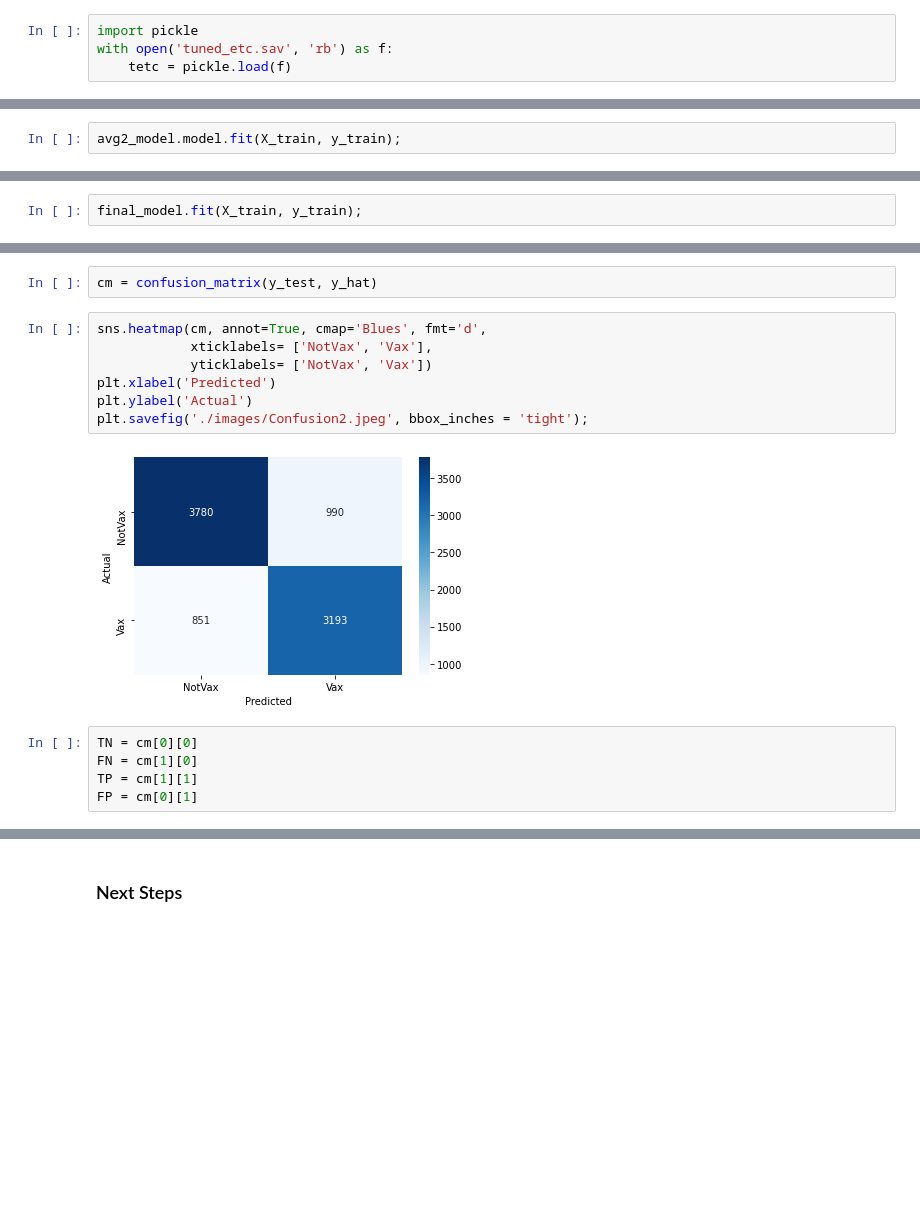
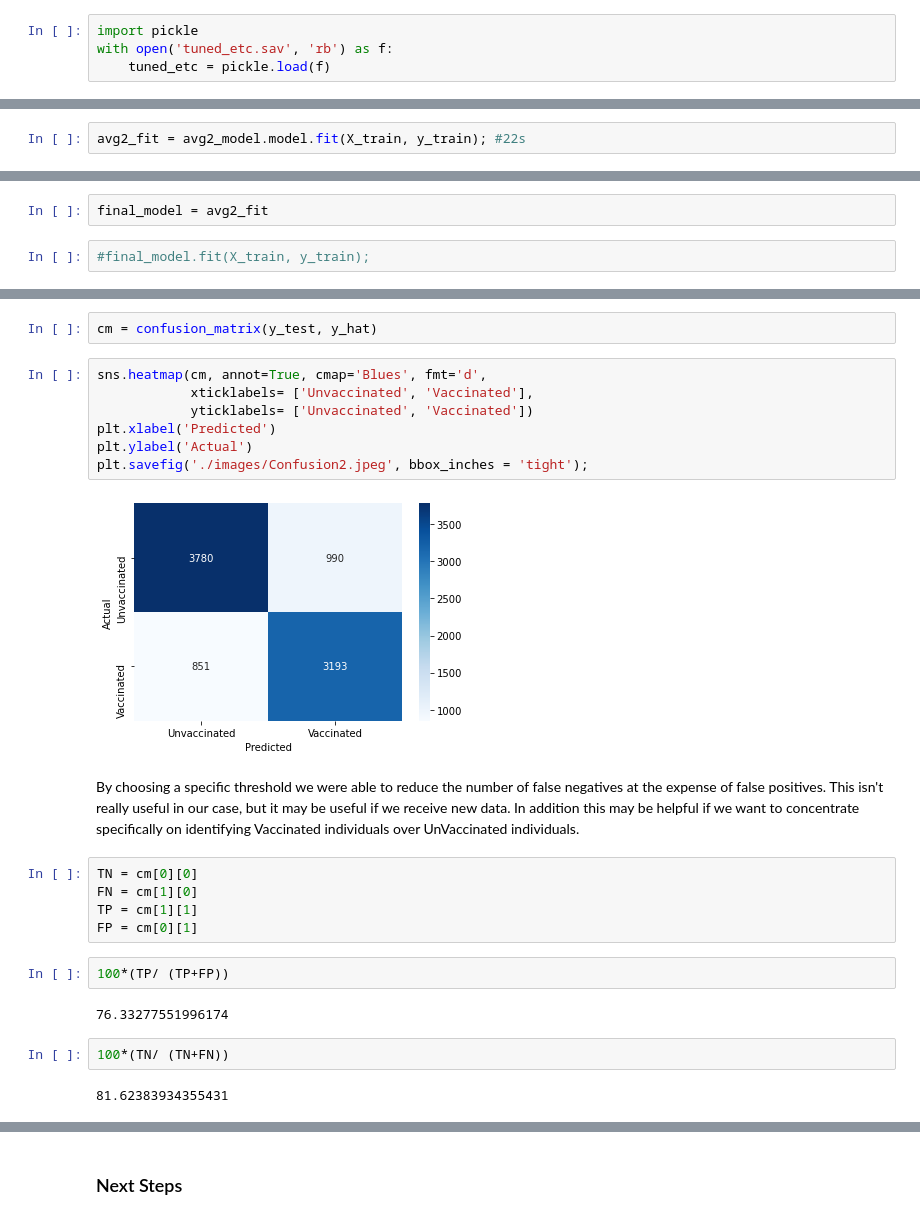
Before and after one commit to ZachRauch/Flu-Shot-Learning, a Jupyter notebook: Predicting Seasonal Vaccine Status.ipynb, the cells around one changed output, grey strips where cells are left out. Drawn from its saved outputs; the diff is of its cells as text; blank space fills up the shorter version.

```diff
--- a/Predicting Seasonal Vaccine Status.ipynb
+++ b/Predicting Seasonal Vaccine Status.ipynb
@@ -267,5 +292,5 @@ Our Grid Search determined the optimal parameters for Gradient Booster was max_d
 # %%
 import pickle
 with open('tuned_etc.sav', 'rb') as f:
-    tetc = pickle.load(f)
+    tuned_etc = pickle.load(f)
 # %%
@@ -296,5 +329,5 @@ CV Results for `avg2_pipe` model:
 # %%
-avg2_model.model.fit(X_train, y_train);
+avg2_fit = avg2_model.model.fit(X_train, y_train); #22s
 # %%
 ohe_col_names = avg2_model.model.named_steps['ct'].named_transformers_['subpipe_cat']['ohe'].get_feature_names_out()
 
@@ -351,5 +413,7 @@ final_model = avg2_model.model
+# %%
+final_model = avg2_fit
 # %%
-final_model.fit(X_train, y_train);
+#final_model.fit(X_train, y_train);
 # %%
 fm_cm = plot_confusion_matrix(final_model, X_test, y_test, cmap="Blues",\
                               display_labels=['UnVaccinated','Vaccinated'])
@@ -412,18 +489,28 @@ Our final model's f1-score on the test is 0.78.
 cm = confusion_matrix(y_test, y_hat)
 # %%
 sns.heatmap(cm, annot=True, cmap='Blues', fmt='d',
-            xticklabels= ['NotVax', 'Vax'],
-            yticklabels= ['NotVax', 'Vax'])
+            xticklabels= ['Unvaccinated', 'Vaccinated'],
+            yticklabels= ['Unvaccinated', 'Vaccinated'])
 plt.xlabel('Predicted')
 plt.ylabel('Actual')
 plt.savefig('./images/Confusion2.jpeg', bbox_inches = 'tight');
 # %% [output]
-[figure, old version]
+[figure, new version]
+# %% [markdown]
+By choosing a specific threshold we were able to reduce the number of false negatives at the expense of false positives. This isn't really useful in our case, but it may be useful if we receive new data. In addition this may be helpful if we want to concentrate specifically on identifying Vaccinated individuals over UnVaccinated individuals.
 # %%
 TN = cm[0][0]
 FN = cm[1][0]
 TP = cm[1][1]
 FP = cm[0][1]
+# %%
+100*(TP/ (TP+FP))
+# %% [output]
+76.33277551996174
+# %%
+100*(TN/ (TN+FN))
+# %% [output]
+81.62383934355431
 # %%
 b2 = plt.barh(['Vaccinated', 'Unvaccinated'],
               [100*(TP/ (TP+FP)), 100*(TN/ (TN+FN))],
```
Also changed, not shown: parts of 51 cells of this notebook, 7 other files.
